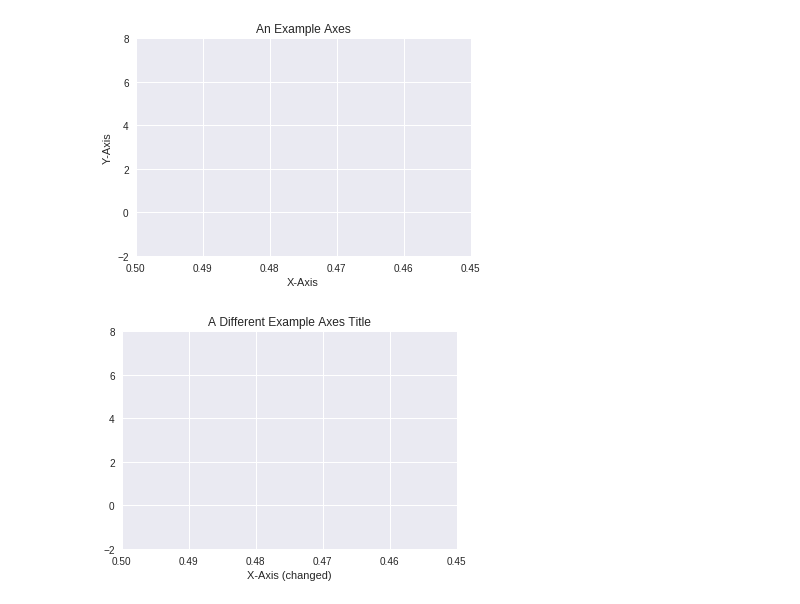
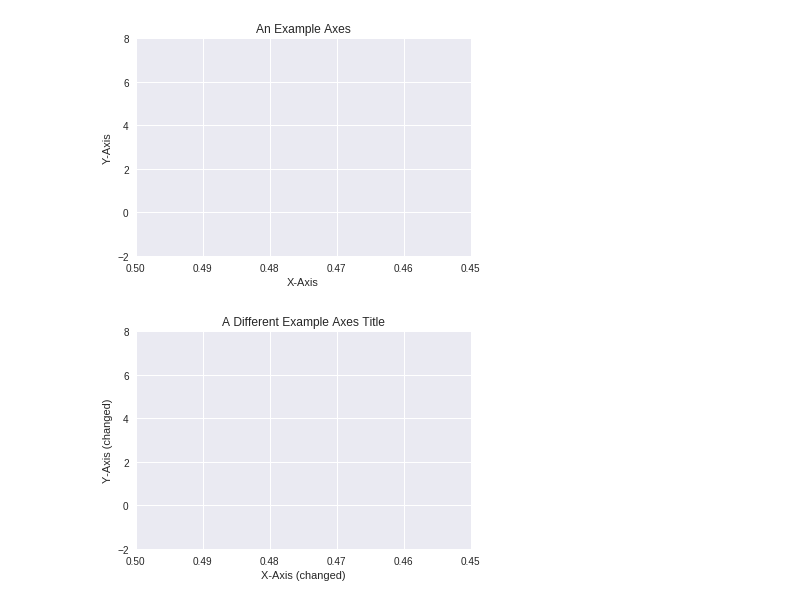
Before and after one commit to KalyanKumarPichuka/Python_DS_ML_DL_Examples, a Jupyter notebook: AF_Matplotlib_Examples.ipynb, the cells around one changed output. Saved outputs shown, nothing was run; the diff lists cells and outputs as text; code cells hidden in the pictures.

```diff
--- a/AF_Matplotlib_Examples.ipynb
+++ b/AF_Matplotlib_Examples.ipynb
@@ -26,12 +26,12 @@ plt.show()
 # %%
 # Above piece of code can also be written as below
 fig = plt.figure()
 ax = fig.add_subplot(111)
 ax.set_xlim([0.5,.45])
 ax.set_ylim([-2,8])
 ax.set_title('A Different Example Axes Title')
-ax.set_xlabel('Y-Axis (changed)')
+ax.set_ylabel('Y-Axis (changed)')
 ax.set_xlabel('X-Axis (changed)')
 plt.show()
 # %% [output]
-[figure, old version]
+[figure, new version]
```
Also changed, not shown: parts of 6 cells of this notebook.
